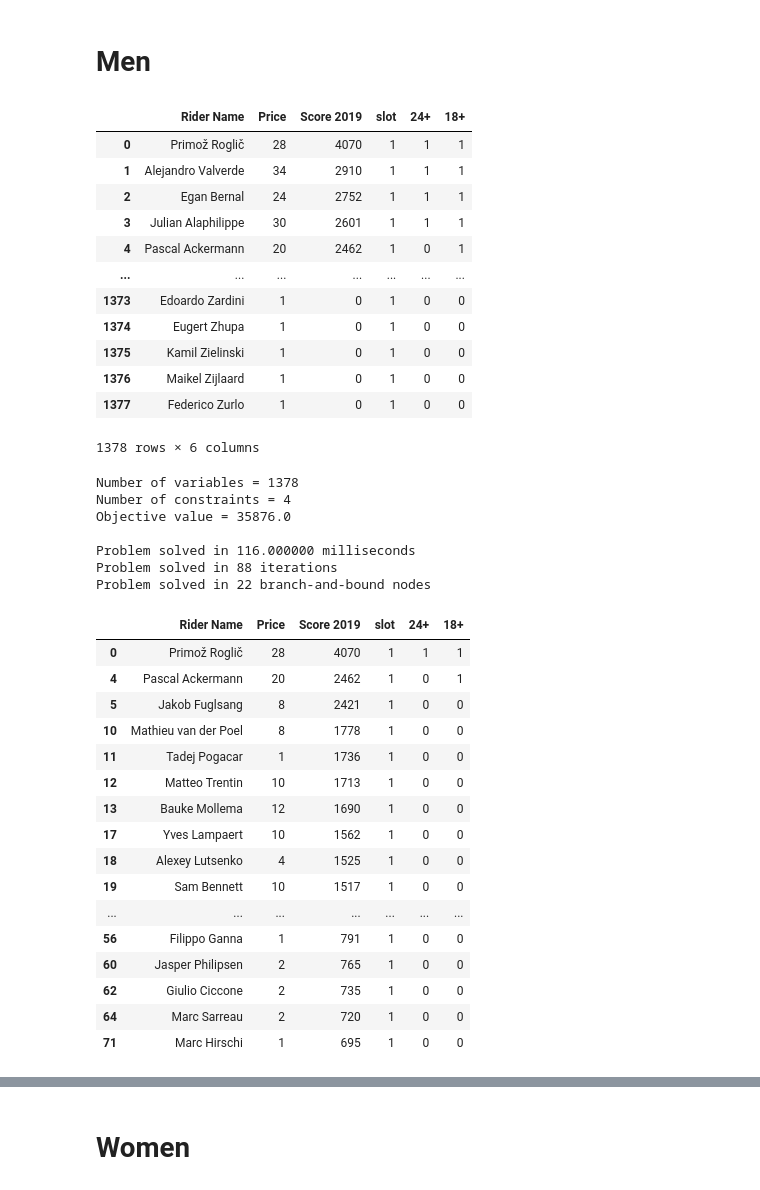
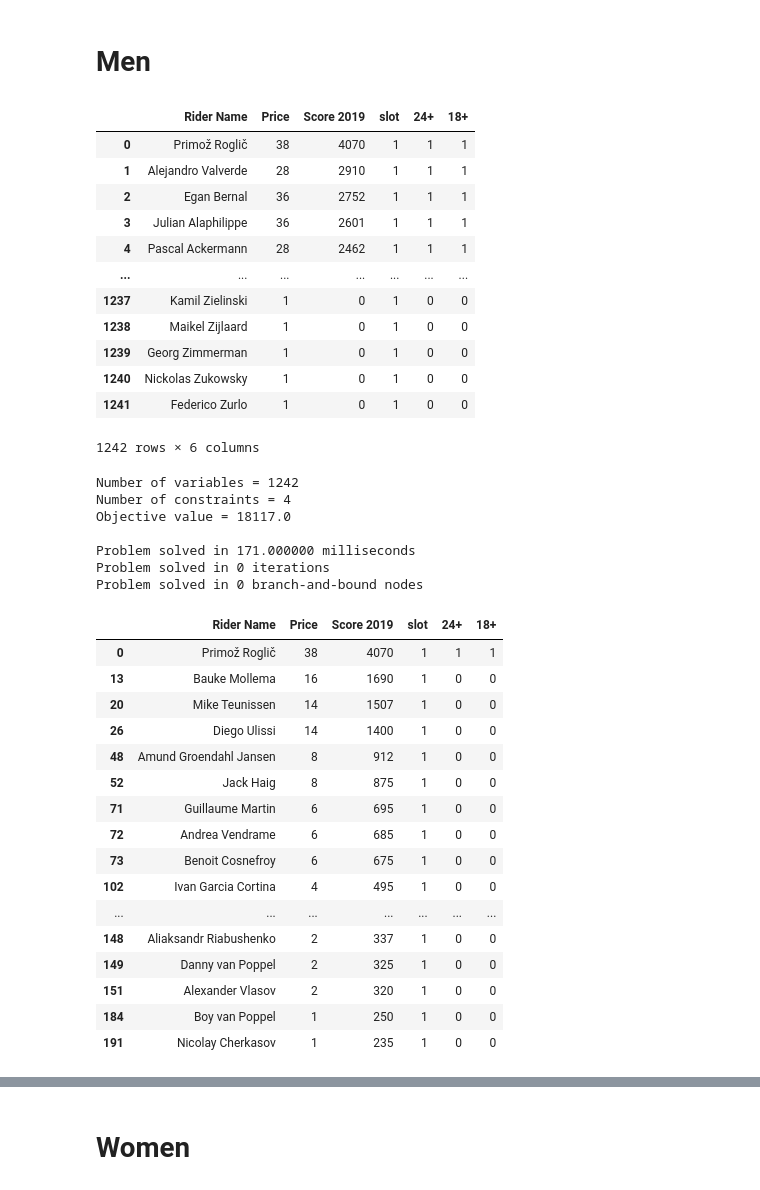
Before and after one commit to drewlevitt/fantasy-cycling, a Jupyter notebook: notebooks/mip_solver.ipynb, the cells around one changed output, grey strips where cells are left out. Saved outputs shown, nothing was run; the diff lists cells and outputs as text; code cells hidden in the pictures.

```diff
--- a/notebooks/mip_solver.ipynb
+++ b/notebooks/mip_solver.ipynb
@@ -8,26 +8,26 @@ from ortools.linear_solver import pywraplp
 # Men
 # %%
 # Create DataFrame
-df = pd.read_csv('../data/FSA_DS_Men2019.csv')
-df = df[['Rider Name', 'Price', 'Score 2019']]
+df = pd.read_csv('../data/FSA_DS_Men2020.csv')
+df = df[['Rider Name', 'Price', 'Score 2019']] # using last year's score because ML didn't work out
 df['slot'] = 1
 df['24+'] = (df['Price'] >= 24).astype(int)
 df['18+'] = (df['Price'] >= 18).astype(int)
 df
 # %% [output]
 |  | Rider Name | Price | Score 2019 | slot | 24+ | 18+ |
-| 0 | Primož Roglič | 28 | 4070 | 1 | 1 | 1 |
-| 1 | Alejandro Valverde | 34 | 2910 | 1 | 1 | 1 |
-| 2 | Egan Bernal | 24 | 2752 | 1 | 1 | 1 |
-| 3 | Julian Alaphilippe | 30 | 2601 | 1 | 1 | 1 |
-| 4 | Pascal Ackermann | 20 | 2462 | 1 | 0 | 1 |
+| 0 | Primož Roglič | 38 | 4070 | 1 | 1 | 1 |
+| 1 | Alejandro Valverde | 28 | 2910 | 1 | 1 | 1 |
+| 2 | Egan Bernal | 36 | 2752 | 1 | 1 | 1 |
+| 3 | Julian Alaphilippe | 36 | 2601 | 1 | 1 | 1 |
+| 4 | Pascal Ackermann | 28 | 2462 | 1 | 1 | 1 |
 | ... | ... | ... | ... | ... | ... | ... |
-| 1373 | Edoardo Zardini | 1 | 0 | 1 | 0 | 0 |
-| 1374 | Eugert Zhupa | 1 | 0 | 1 | 0 | 0 |
-| 1375 | Kamil Zielinski | 1 | 0 | 1 | 0 | 0 |
-| 1376 | Maikel Zijlaard | 1 | 0 | 1 | 0 | 0 |
-| 1377 | Federico Zurlo | 1 | 0 | 1 | 0 | 0 |
+| 1237 | Kamil Zielinski | 1 | 0 | 1 | 0 | 0 |
+| 1238 | Maikel Zijlaard | 1 | 0 | 1 | 0 | 0 |
+| 1239 | Georg Zimmerman | 1 | 0 | 1 | 0 | 0 |
+| 1240 | Nickolas Zukowsky | 1 | 0 | 1 | 0 | 0 |
+| 1241 | Federico Zurlo | 1 | 0 | 1 | 0 | 0 |
-1378 rows × 6 columns
+1242 rows × 6 columns
 # %%
 def create_data_model():
     """Stores the data for the problem."""
@@ -88,30 +88,30 @@ else:
 
 df.loc[selected_riders]
 # %% [output]
-Number of variables = 1378
+Number of variables = 1242
 Number of constraints = 4
-Objective value = 35876.0
+Objective value = 18117.0
 
-Problem solved in 116.000000 milliseconds
-Problem solved in 88 iterations
-Problem solved in 22 branch-and-bound nodes
+Problem solved in 171.000000 milliseconds
+Problem solved in 0 iterations
+Problem solved in 0 branch-and-bound nodes
 |  | Rider Name | Price | Score 2019 | slot | 24+ | 18+ |
-| 0 | Primož Roglič | 28 | 4070 | 1 | 1 | 1 |
-| 4 | Pascal Ackermann | 20 | 2462 | 1 | 0 | 1 |
-| 5 | Jakob Fuglsang | 8 | 2421 | 1 | 0 | 0 |
-| 10 | Mathieu van der Poel | 8 | 1778 | 1 | 0 | 0 |
-| 11 | Tadej Pogacar | 1 | 1736 | 1 | 0 | 0 |
-| 12 | Matteo Trentin | 10 | 1713 | 1 | 0 | 0 |
-| 13 | Bauke Mollema | 12 | 1690 | 1 | 0 | 0 |
-| 17 | Yves Lampaert | 10 | 1562 | 1 | 0 | 0 |
-| 18 | Alexey Lutsenko | 4 | 1525 | 1 | 0 | 0 |
-| 19 | Sam Bennett | 10 | 1517 | 1 | 0 | 0 |
+| 0 | Primož Roglič | 38 | 4070 | 1 | 1 | 1 |
+| 13 | Bauke Mollema | 16 | 1690 | 1 | 0 | 0 |
+| 20 | Mike Teunissen | 14 | 1507 | 1 | 0 | 0 |
+| 26 | Diego Ulissi | 14 | 1400 | 1 | 0 | 0 |
+| 48 | Amund Groendahl Jansen | 8 | 912 | 1 | 0 | 0 |
+| 52 | Jack Haig | 8 | 875 | 1 | 0 | 0 |
+| 71 | Guillaume Martin | 6 | 695 | 1 | 0 | 0 |
+| 72 | Andrea Vendrame | 6 | 685 | 1 | 0 | 0 |
+| 73 | Benoit Cosnefroy | 6 | 675 | 1 | 0 | 0 |
+| 102 | Ivan Garcia Cortina | 4 | 495 | 1 | 0 | 0 |
 | ... | ... | ... | ... | ... | ... | ... |
-| 56 | Filippo Ganna | 1 | 791 | 1 | 0 | 0 |
-| 60 | Jasper Philipsen | 2 | 765 | 1 | 0 | 0 |
-| 62 | Giulio Ciccone | 2 | 735 | 1 | 0 | 0 |
-| 64 | Marc Sarreau | 2 | 720 | 1 | 0 | 0 |
-| 71 | Marc Hirschi | 1 | 695 | 1 | 0 | 0 |
+| 148 | Aliaksandr Riabushenko | 2 | 337 | 1 | 0 | 0 |
+| 149 | Danny van Poppel | 2 | 325 | 1 | 0 | 0 |
+| 151 | Alexander Vlasov | 2 | 320 | 1 | 0 | 0 |
+| 184 | Boy van Poppel | 1 | 250 | 1 | 0 | 0 |
+| 191 | Nicolay Cherkasov | 1 | 235 | 1 | 0 | 0 |
 # %%
 df.loc[selected_riders].sum()
 # %% [output]
```
Also changed, not shown: parts of 4 cells of this notebook, 1 other file.
